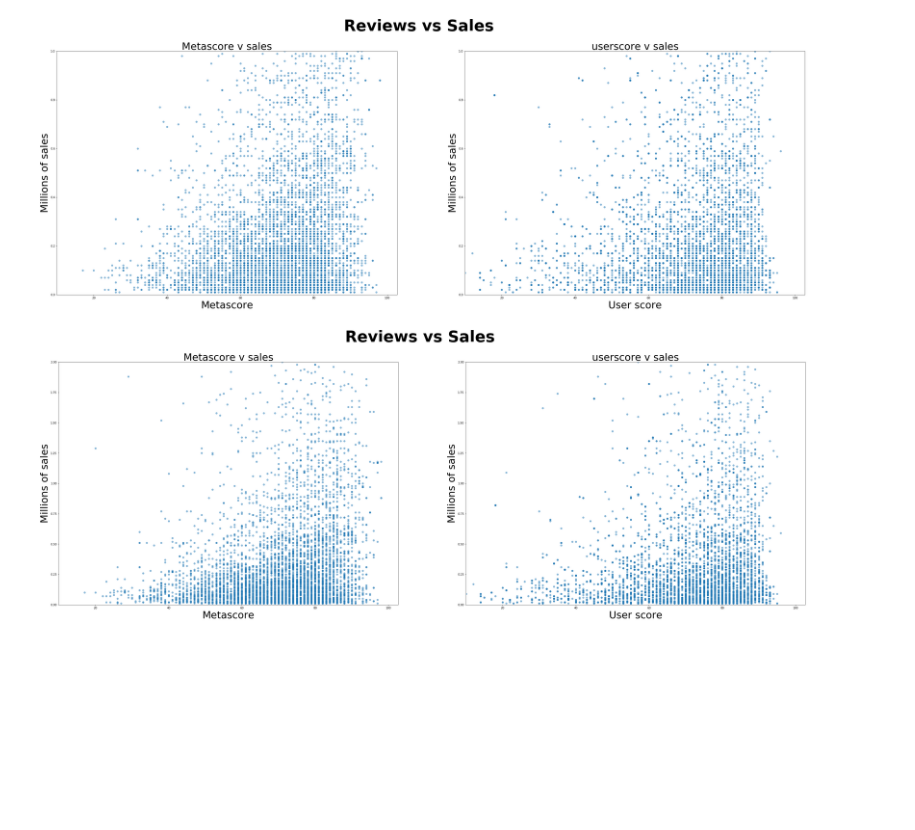
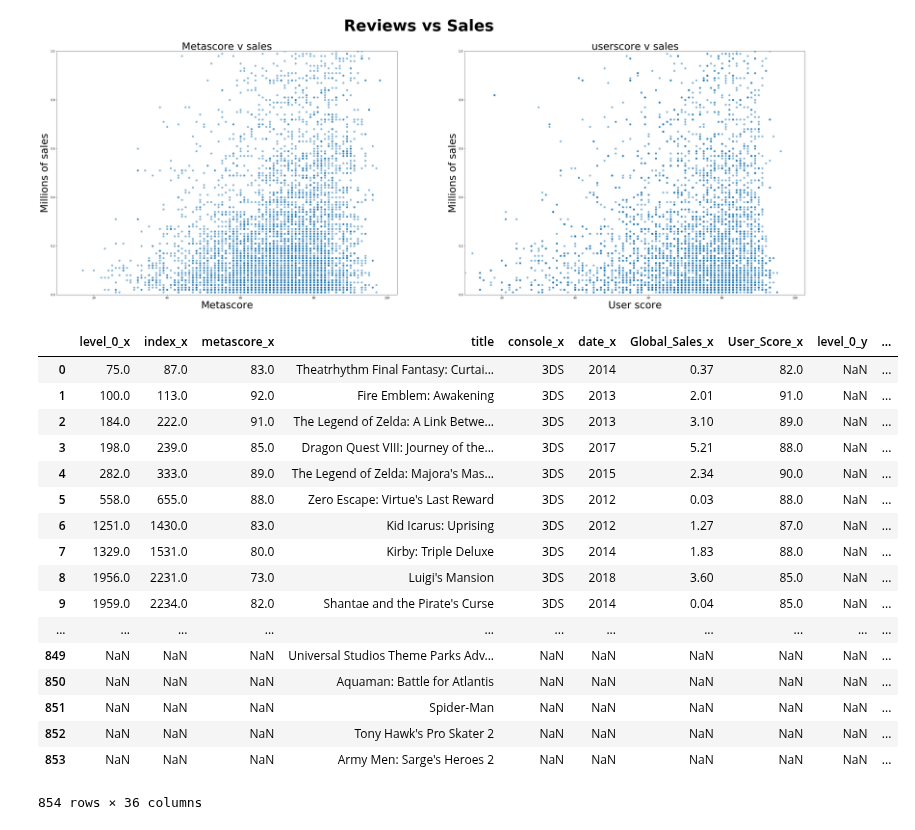
Before and after one commit to mell0611/data_science_project, a Jupyter notebook: dataset/Noah's csv_check.ipynb, the cells around one changed output. Saved outputs shown, nothing was run; the diff lists cells and outputs as text; code cells hidden in the pictures; blank space fills up the shorter version.

Commit message:
Split by console

```diff
--- a/dataset/Noah's csv_check.ipynb
+++ b/dataset/Noah's csv_check.ipynb
@@ -187,19 +187,52 @@ ax[1].set_xlim((10))
 plt.show()
 # %% [output]
 [figure]
+# %%
+grouped = combo.groupby('console')
+# %%
+combops2 = grouped.get_group('PS2')
+combods = grouped.get_group("3DS")
+combowii = pd.merge(combods, grouped.get_group("WII"), on='title', how='outer', indicator=False)
+combogc = pd.merge(combowii, grouped.get_group("GC"), on='title', how='outer', indicator=False)
+combon64 = pd.merge(combogc, grouped.get_group("N64"), on='title', how='outer', indicator=False)
+combonintendo = pd.merge(combon64, grouped.get_group("3DS"), on='title', how='outer', indicator=False)
+comboxboxold = grouped.get_group("XBOX")
+comboxboxone = pd.merge(comboxboxold, grouped.get_group("XONE"), on='title', how='outer', indicator=False)
+comboxbox = pd.merge(comboxboxone, grouped.get_group("X360"), on = 'title', how='outer',indicator = False)
+comboxbox
+combonintendo
+# %% [output]
+|  | level_0_x | index_x | metascore_x | title | console_x | date_x | Global_Sales_x | User_Score_x | level_0_y | ... |
+| 0 | 75.0 | 87.0 | 83.0 | Theatrhythm Final Fantasy: Curtai... | 3DS | 2014 | 0.37 | 82.0 | NaN | ... |
+| 1 | 100.0 | 113.0 | 92.0 | Fire Emblem: Awakening | 3DS | 2013 | 2.01 | 91.0 | NaN | ... |
+| 2 | 184.0 | 222.0 | 91.0 | The Legend of Zelda: A Link Betwe... | 3DS | 2013 | 3.10 | 89.0 | NaN | ... |
+| 3 | 198.0 | 239.0 | 85.0 | Dragon Quest VIII: Journey of the... | 3DS | 2017 | 5.21 | 88.0 | NaN | ... |
+| 4 | 282.0 | 333.0 | 89.0 | The Legend of Zelda: Majora's Mas... | 3DS | 2015 | 2.34 | 90.0 | NaN | ... |
+| 5 | 558.0 | 655.0 | 88.0 | Zero Escape: Virtue's Last Reward | 3DS | 2012 | 0.03 | 88.0 | NaN | ... |
+| 6 | 1251.0 | 1430.0 | 83.0 | Kid Icarus: Uprising | 3DS | 2012 | 1.27 | 87.0 | NaN | ... |
+| 7 | 1329.0 | 1531.0 | 80.0 | Kirby: Triple Deluxe | 3DS | 2014 | 1.83 | 88.0 | NaN | ... |
+| 8 | 1956.0 | 2231.0 | 73.0 | Luigi's Mansion | 3DS | 2018 | 3.60 | 85.0 | NaN | ... |
+| 9 | 1959.0 | 2234.0 | 82.0 | Shantae and the Pirate's Curse | 3DS | 2014 | 0.04 | 85.0 | NaN | ... |
+| ... | ... | ... | ... | ... | ... | ... | ... | ... | ... | ... |
+| 849 | NaN | NaN | NaN | Universal Studios Theme Parks Adv... | NaN | NaN | NaN | NaN | NaN | ... |
+| 850 | NaN | NaN | NaN | Aquaman: Battle for Atlantis | NaN | NaN | NaN | NaN | NaN | ... |
+| 851 | NaN | NaN | NaN | Spider-Man | NaN | NaN | NaN | NaN | NaN | ... |
+| 852 | NaN | NaN | NaN | Tony Hawk's Pro Skater 2 | NaN | NaN | NaN | NaN | NaN | ... |
+| 853 | NaN | NaN | NaN | Army Men: Sarge's Heroes 2 | NaN | NaN | NaN | NaN | NaN | ... |
+854 rows × 36 columns
 # %%
-fig, ax1 = plt.subplots(nrows = 1, ncols = 2, sharex = True, figsize = (48,16))
-ax1[0].scatter(combo["metascore"], combo["Global_Sales"], alpha= 0.5)
-ax1[1].scatter(combo["User_Score"], combo["Global_Sales"], alpha= 0.5)
-fig.suptitle("Reviews vs Sales", fontsize = 56, fontweight = "bold")
+fig, ax1 = plt.subplots(nrows = 1, ncols = 2, sharex = True, figsize = (12,4))
+ax1[0].scatter(comboxbox["metascore"], comboxbox["Global_Sales"], alpha= 0.5)
+ax1[1].scatter(comboxbox["User_Score"], comboxbox["Global_Sales"], alpha= 0.5)
+fig.suptitle("Reviews vs Sales on Xbox", fontsize = 14, fontweight = "bold")
 
-ax1[0].set_title("Metascore v sales", fontsize = 36)
-ax1[1].set_title("userscore v sales", fontsize = 36)
+ax1[0].set_title("Metascore v sales", fontsize = 10)
+ax1[1].set_title("userscore v sales", fontsize = 10)
 for var in ax1:
-    var.set_ylim(0,2)
-    var.set_ylabel("Millions of sales", fontsize = 36)
-ax1[0].set_xlabel("Metascore", fontsize = 36)
-ax1[1].set_xlabel("User score", fontsize =36)
+    var.set_ylim(0,1)
+    var.set_ylabel("Millions of sales", fontsize = 12)
+ax1[0].set_xlabel("Metascore", fontsize = 10)
+ax1[1].set_xlabel("User score", fontsize =10)
 ax1[0].set_xlim((100))
 # plt.xticks(rotation = 90)
 ax1[1].set_xlim((10))
@@ -213,5 +246,3 @@ ax1[1].set_xlim((10))
 # for label in ax[0].get_xaxis().get_ticklabels()[::20]:
 #     label.set_visible(True)
 plt.show()
-# %% [output]
-[figure, removed]
```
Also changed, not shown: parts of 4 cells of this notebook.
